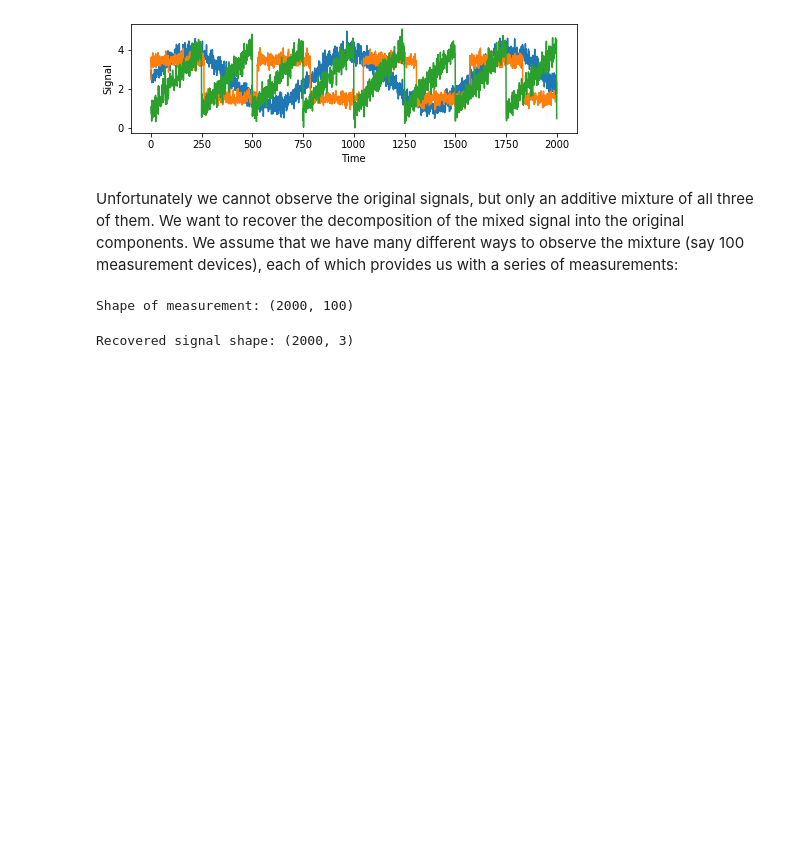
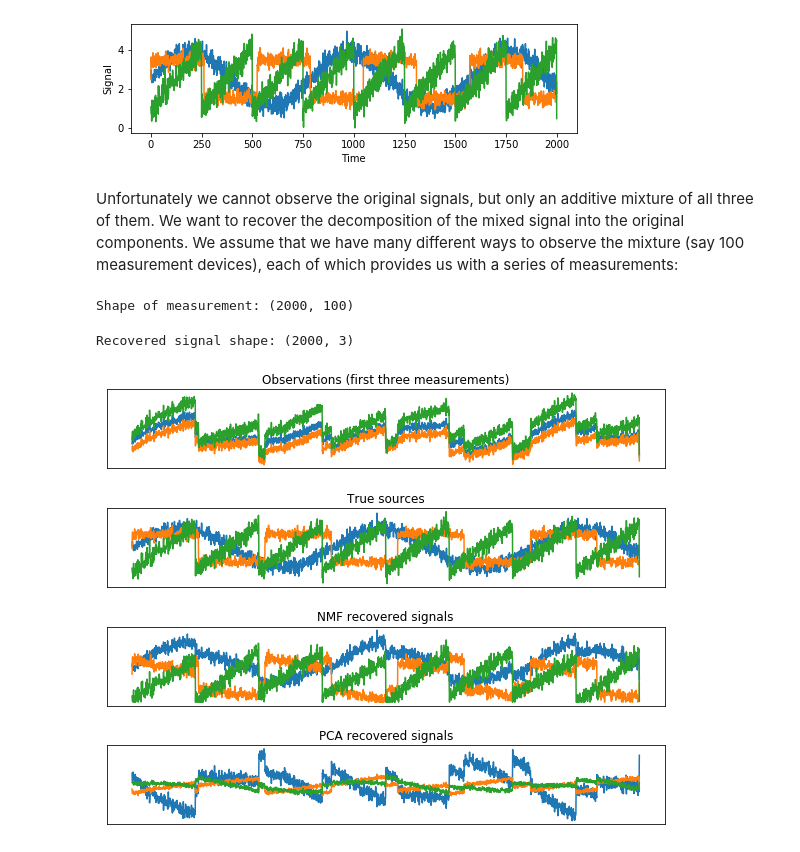
Before and after one commit to cmarsa/imlwp, a Jupyter notebook: 03_unsupervised_learning_and_preprocessing.ipynb, the cells around one changed output. Drawn from its saved outputs; the diff is of its cells as text; code cells hidden in the pictures; blank space fills up the shorter version.

```diff
--- a/03_unsupervised_learning_and_preprocessing.ipynb
+++ b/03_unsupervised_learning_and_preprocessing.ipynb
@@ -799,16 +799,18 @@ H = pca.fit_transform(X)
 # %%
 # show signal activities analyzed by NMF and PCA
 models = [X, S, S_, H]
 names = [
     'Observations (first three measurements)',
     'True sources',
     'NMF recovered signals',
     'PCA recovered signals'
 ]
 
-fig, axes = plt.subplots(4, figsize = (8, 4), gridspec_kw = {'hspace': 0.5},
+fig, axes = plt.subplots(4, figsize = (10, 8), gridspec_kw = {'hspace': 0.5},
                          subplot_kw = {'xticks': (), 'yticks': ()})
 
 for model, name, ax in zip(models, names, axes):
     ax.set_title(name)
-    ax.plot(model[:, :3])
+    ax.plot(model[:, :3], '-')
+# %% [output]
+[figure, added]
```
Also changed, not shown: parts of 1 cell of this notebook.
